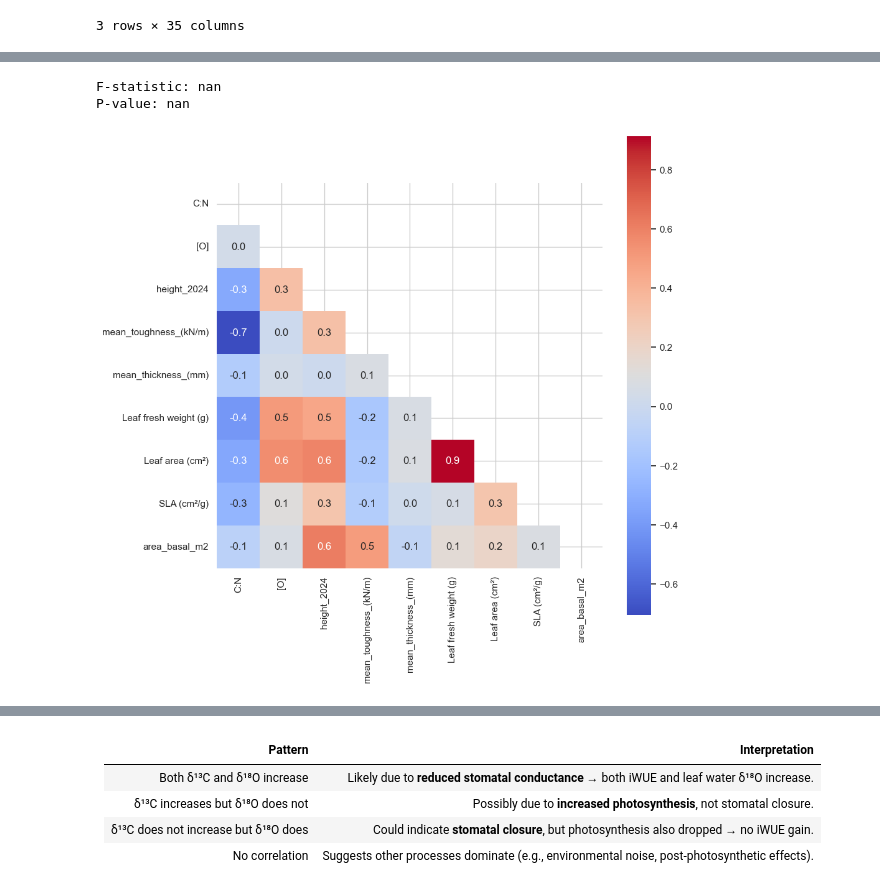
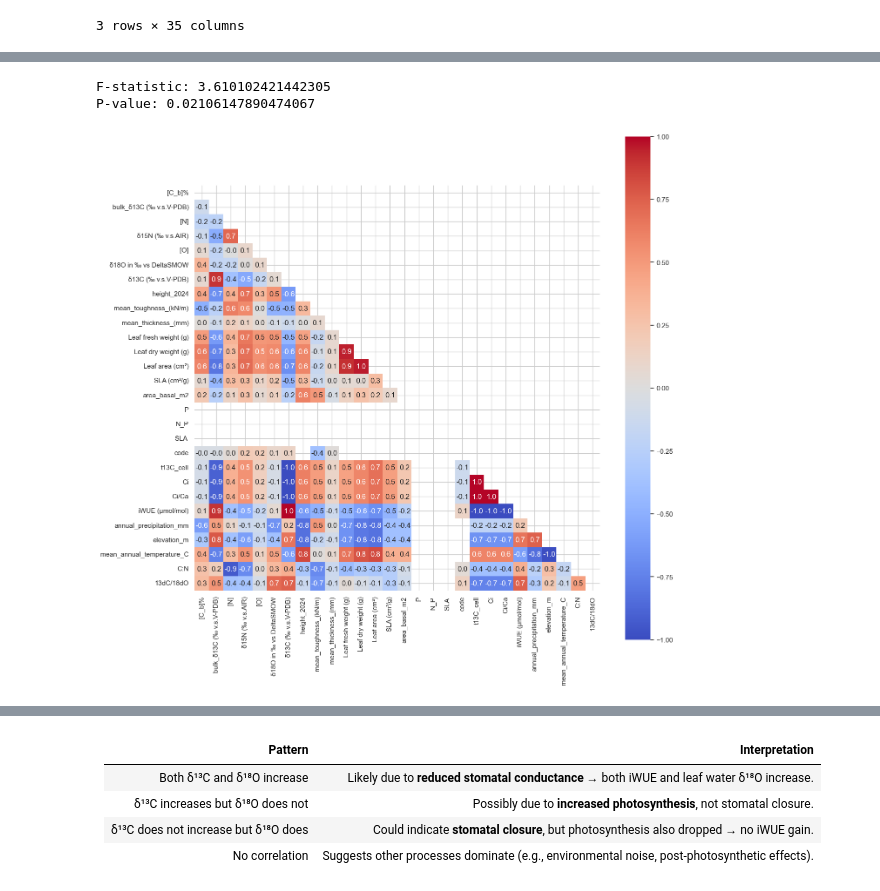
Before and after one commit to ajchavez94/NUMEX_preliminar, a Jupyter notebook: Preliminar.ipynb, the cells around one changed output, grey strips where cells are left out. Cells and saved outputs as stored; diff of their text form; code cells hidden in the pictures.

```diff
--- a/Preliminar.ipynb
+++ b/Preliminar.ipynb
@@ -90,6 +90,7 @@ data.head(3)
 3 rows × 35 columns
 # %%
 data.info()
+data["13dC/18dO"] = data[ "δ13C (‰ v.s.V-PDB)"]/data["δ18O in ‰ vs DeltaSMOW"]
 # %% [output]
 <class 'pandas.core.frame.DataFrame'>
 Int64Index: 182 entries, 0 to 181
@@ -286,8 +352,8 @@ P-value: 0.6874524979854035
 # %%
 from scipy.stats import f_oneway
 df = data
-especie = "Hedyosmun purpurascens"
-variable = v1
+especie = "Alchornea lojaensis"
+variable = var
 sub_df = df[df['name'] == especie] #filtra por especie
 sub_df['Sub'].unique() #array(['C', 'N', 'P', 'NP'], dtype=object)
         # Crear lista de valores por tratamiento (ignorando NaNs)
@@ -301,26 +367,25 @@ f_statistic, p_value = f_oneway(C,N,P,NP)
 print(f"F-statistic: {f_statistic}")
 print(f"P-value: {p_value}")
 # %% [output]
-F-statistic: nan
-P-value: nan
+F-statistic: 3.610102421442305
+P-value: 0.02106147890474067
 # %%
 data["Plot"] = data["Plot"].astype(str)
 data["TreeID"] = data["TreeID"].astype(str)
 data["Sub"] = data["Sub"].astype(str)
 
 data_numericas = data.select_dtypes(include=['number'])
-explicativas = ["C:N","[O]","height_2024","mean_toughness_(kN/m)","mean_thickness_(mm)",
-                "Leaf fresh weight (g)","Leaf area (cm²)","SLA (cm²/g)","area_basal_m2"] #HELP-add water content
-respuesta = ["δ18O in ‰ vs DeltaSMOW","δ13C (‰ v.s.V-PDB)","iWUE (μmol/mol)"]
 
-coef = data_numericas[explicativas].corr(method="pearson")
+respuesta = [vp1,vp2,vp3,vp4,vp5,vp7]
+morfo =  [vf1,vf2,vf3,vf4,vf5,vf6,vf7]
+coef = data_numericas.corr(method="pearson")
 # %%
 # Supongamos que 'coef' es tu DataFrame de correlación o coeficientes
 import numpy as np
 mask = np.triu(np.ones_like(coef, dtype=bool))  # Triángulo superior
 
-plt.figure(figsize=(10, 10))
+plt.figure(figsize=(15, 15))
 sns.heatmap(coef, mask=mask, annot=True, fmt=".1f", cmap="coolwarm", square=True)
 plt.show()
 # %% [output]
-[figure, old version]
+[figure, new version]
```
Also changed, not shown: parts of 14 cells of this notebook, 3 other files.
